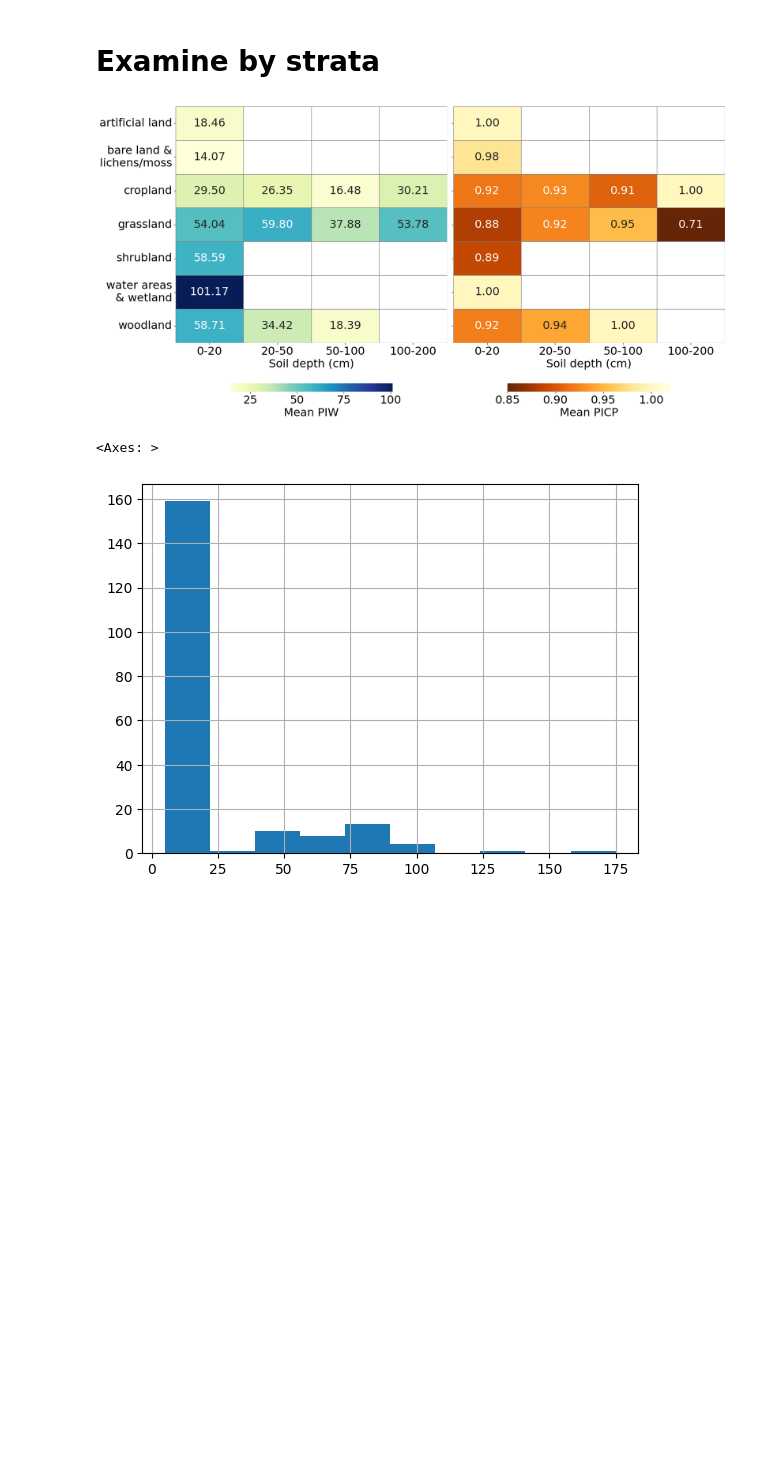
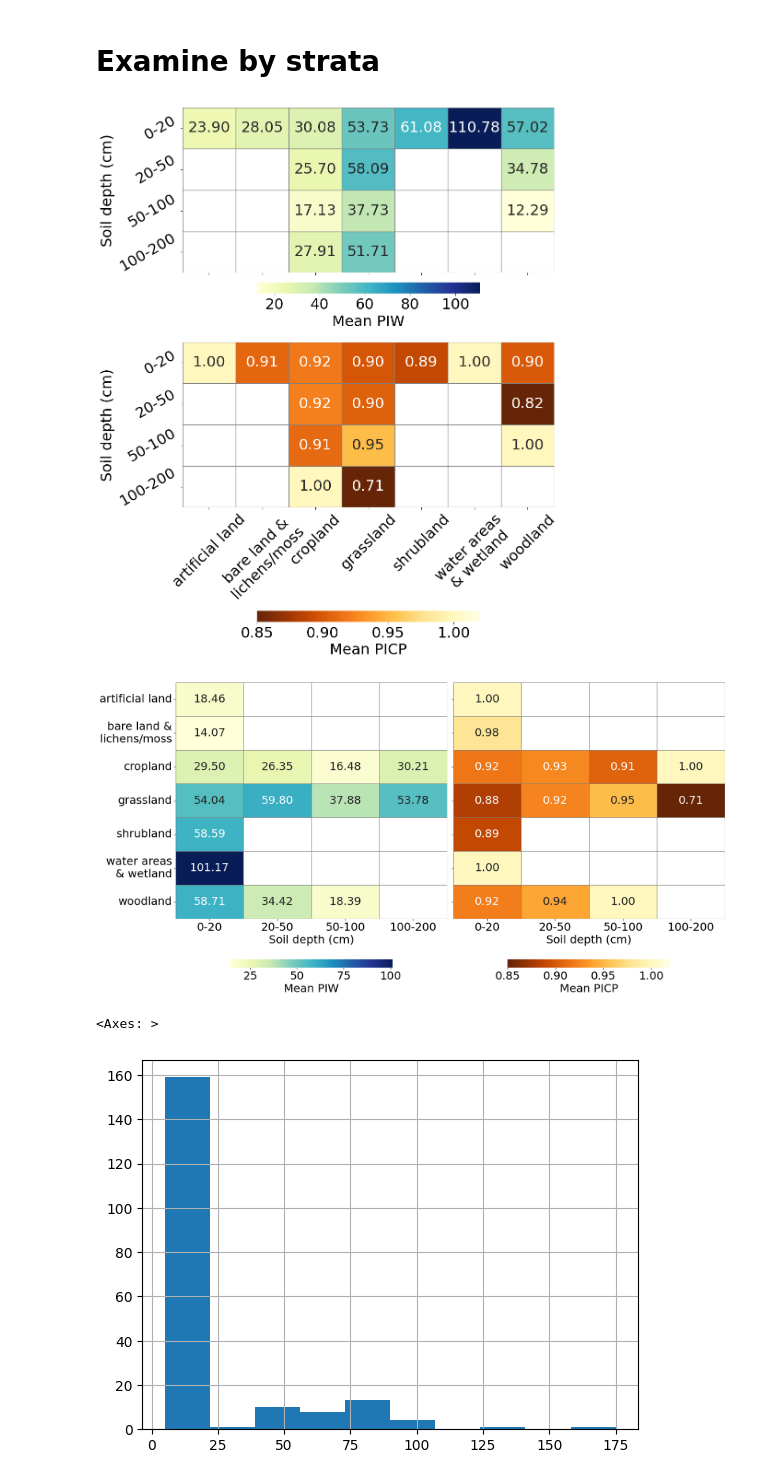
Before and after one commit to AI4SoilHealth/SoilHealthDataCube, a Jupyter notebook: SOCD_map/010_evaluation_uncertainty.ipynb, the cells around one changed output. Cells and saved outputs as stored; diff of their text form; code cells hidden in the pictures; blank space fills up the shorter version.

```diff
--- a/SOCD_map/010_evaluation_uncertainty.ipynb
+++ b/SOCD_map/010_evaluation_uncertainty.ipynb
@@ -157,6 +158,72 @@ grouped = test.groupby(['lc_survey', 'hzn_dep_bin']).agg({'piw': 'mean', 'picp':
 
 grouped.loc[grouped['lc_survey'] == 'bare land & lichens/moss', 'lc_survey'] = 'bare land &\nlichens/moss'
 grouped.loc[grouped['lc_survey'] == 'water areas & wetland', 'lc_survey'] = 'water areas\n& wetland'
+# %%
+piw_pivot = grouped.pivot(index='hzn_dep_bin', columns='lc_survey', values='piw')
+picp_pivot = grouped.pivot(index='hzn_dep_bin', columns='lc_survey', values='picp')
+
+import matplotlib.pyplot as plt
+import seaborn as sns
+
+fig, axes = plt.subplots(2, 1, figsize=(10, 12), constrained_layout=True, sharex=True, gridspec_kw={'hspace': 0.05})  # Share x-axis now
+
+# Heatmap for PIW
+sns.heatmap(
+    piw_pivot,
+    annot=True,
+    fmt=".2f",
+    cmap="YlGnBu",
+    annot_kws={"fontsize": 23},
+    cbar_kws={'label': 'Mean PIW', 'orientation': 'horizontal', 'shrink': 0.6},
+    ax=axes[0],
+    # vmax = 60
+)
+axes[0].set_xlabel("", fontsize=23)
+axes[0].set_ylabel("Soil depth (cm)", fontsize=23)
+axes[0].set_xticklabels(piw_pivot.columns, fontsize=23, rotation=45)  # Land cover as x-axis
+axes[0].set_yticklabels(piw_pivot.index, fontsize=23, rotation=30)
+axes[0].tick_params(axis='y', labelsize=23)
+axes[0].collections[0].colorbar.ax.tick_params(labelsize=23)
+axes[0].collections[0].colorbar.set_label('Mean PIW', size=23)
+
+# Add grid lines
+for i in range(piw_pivot.shape[0]+1):  # Horizontal
+    axes[0].axhline(i, color='grey', linewidth=1)
+for j in range(piw_pivot.shape[1]+1):  # Vertical
+    axes[0].axvline(j, color='grey', linewidth=1)
+
+# Heatmap for PICP
+sns.heatmap(
+    picp_pivot,
+    annot=True,
+    fmt=".2f",
+    cmap="YlOrBr_r",
+    cbar_kws={'label': 'Mean PICP', 'orientation': 'horizontal', 'shrink': 0.6},
+    ax=axes[1],
+    annot_kws={"fontsize": 23},
+    xticklabels=piw_pivot.columns,
+    vmin=0.85,
+    vmax=1.02
+)
+axes[1].set_xlabel("", fontsize=23)
+axes[1].set_ylabel("Soil depth (cm)", fontsize=23)  # No duplicate y-label
+axes[1].set_xticklabels(piw_pivot.columns, fontsize=23, rotation=45)
+axes[1].set_yticklabels(piw_pivot.index, fontsize=23, rotation=30)
+axes[1].tick_params(axis='y', labelsize=23)
+axes[1].collections[0].colorbar.ax.tick_params(labelsize=23)
+axes[1].collections[0].colorbar.set_label('Mean PICP', size=23)
+
+# Add grid lines
+for i in range(picp_pivot.shape[0]+1):
+    axes[1].axhline(i, color='grey', linewidth=1)
+for j in range(picp_pivot.shape[1]+1):
+    axes[1].axvline(j, color='grey', linewidth=1)
+
+fig.subplots_adjust(wspace=0.5)
+plt.savefig(f'{folder_path}/figure/figure_metrics.pi_depth.lc_v{version}.pdf', bbox_inches='tight')
+plt.show()
+# %% [output]
+[figure, added]
 # %%
 # Switch x and y by pivoting with lc_survey as index and hzn_dep_bin as columns
 piw_pivot = grouped.pivot(index='lc_survey', columns='hzn_dep_bin', values='piw')
```
Also changed, not shown: parts of 7 cells of this notebook, 2 other files.
